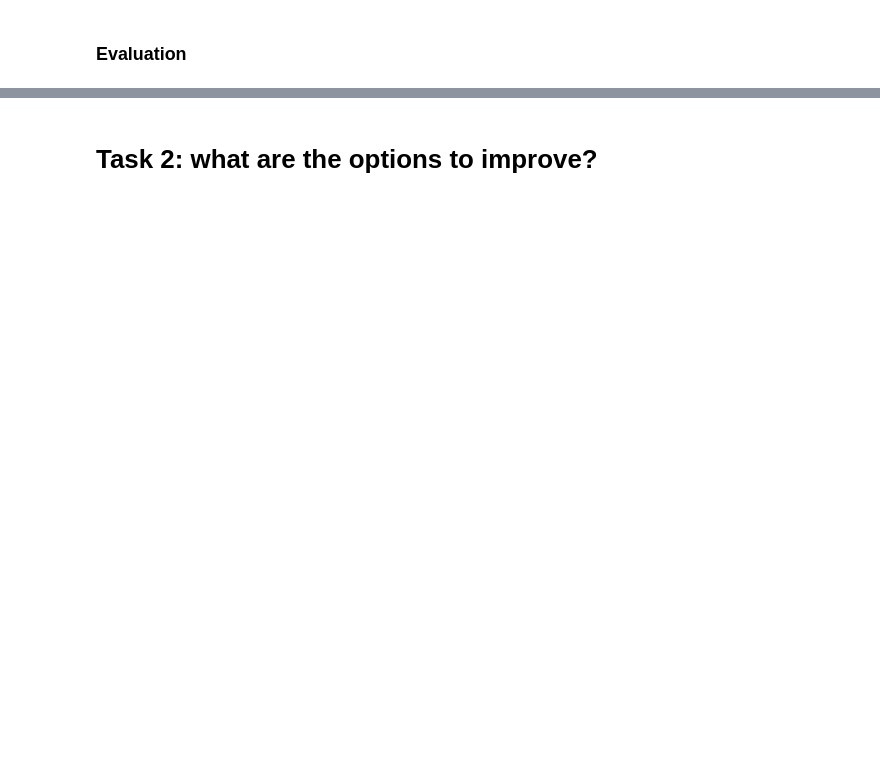
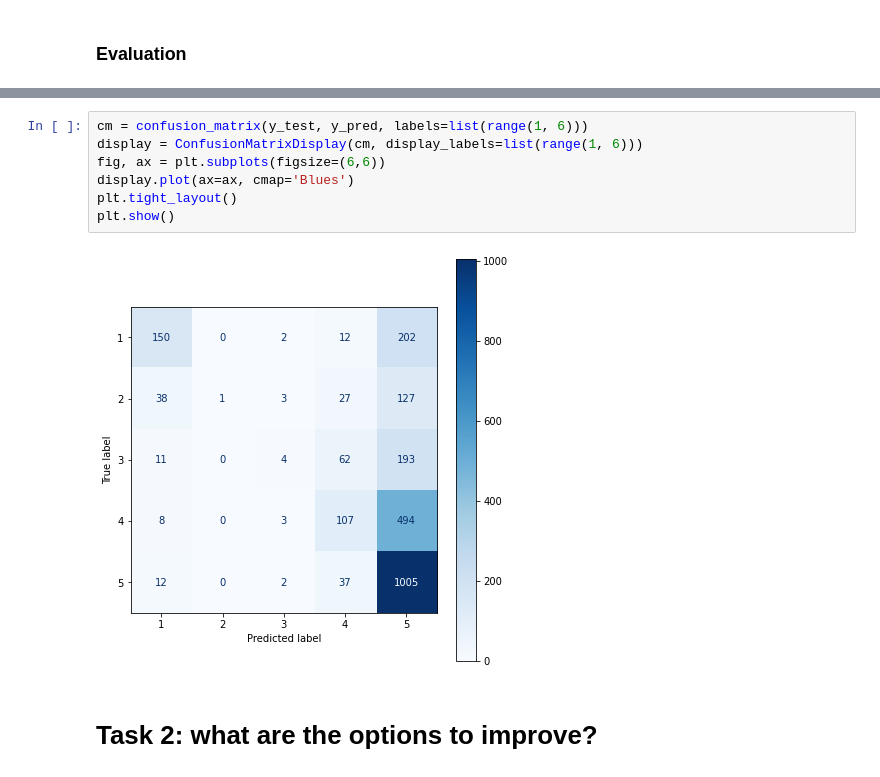
Before and after one commit to afflint/textsent, a Jupyter notebook: 2022-23/classification-overview.ipynb, the cells around one changed output, grey strips where cells are left out. Cells and saved outputs as stored; diff of their text form; blank space fills up the shorter version.

```diff
--- a/2022-23/classification-overview.ipynb
+++ b/2022-23/classification-overview.ipynb
@@ -130,2 +152,11 @@ weighted avg       0.45      0.51      0.44      2500
+# %%
+cm = confusion_matrix(y_test, y_pred, labels=list(range(1, 6)))
+display = ConfusionMatrixDisplay(cm, display_labels=list(range(1, 6)))
+fig, ax = plt.subplots(figsize=(6,6))
+display.plot(ax=ax, cmap='Blues')
+plt.tight_layout()
+plt.show()
+# %% [output]
+[figure, added]
 # %% [markdown]
 # Task 2: what are the options to improve?
```
Also changed, not shown: parts of 10 cells of this notebook, 3 other files.
